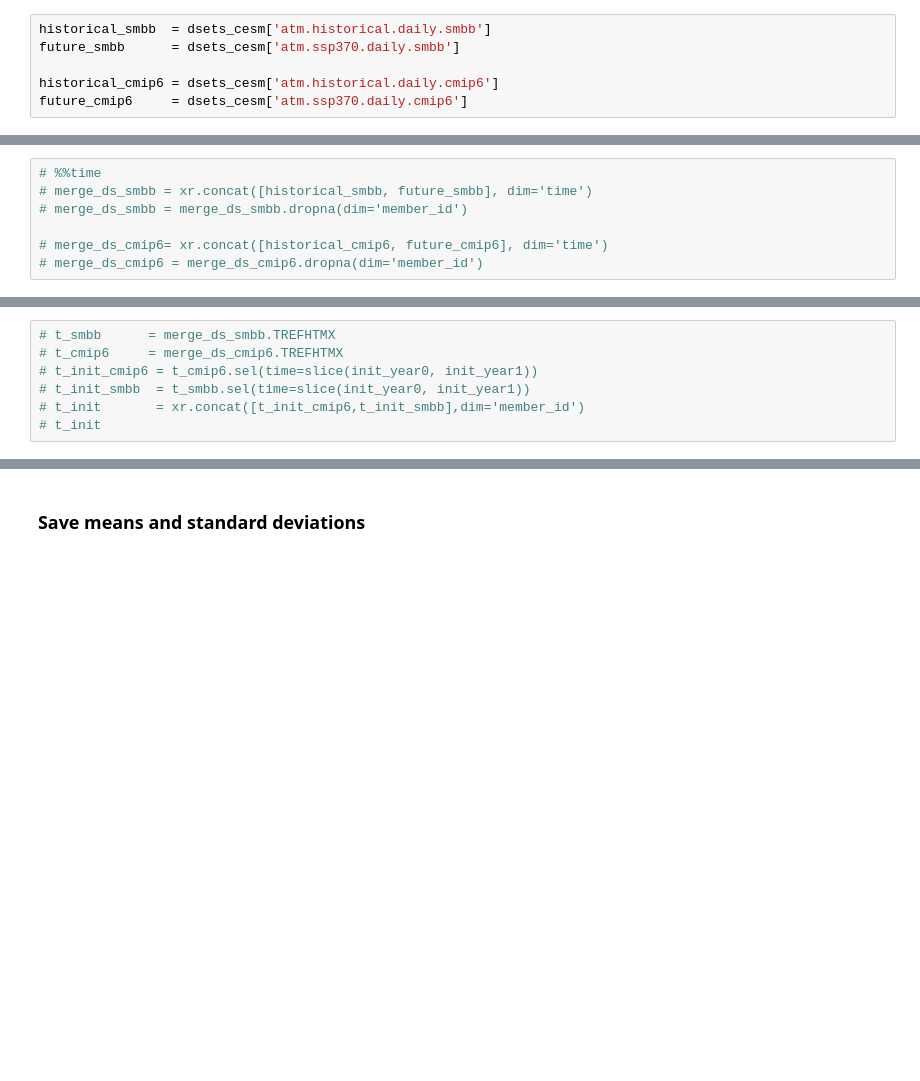
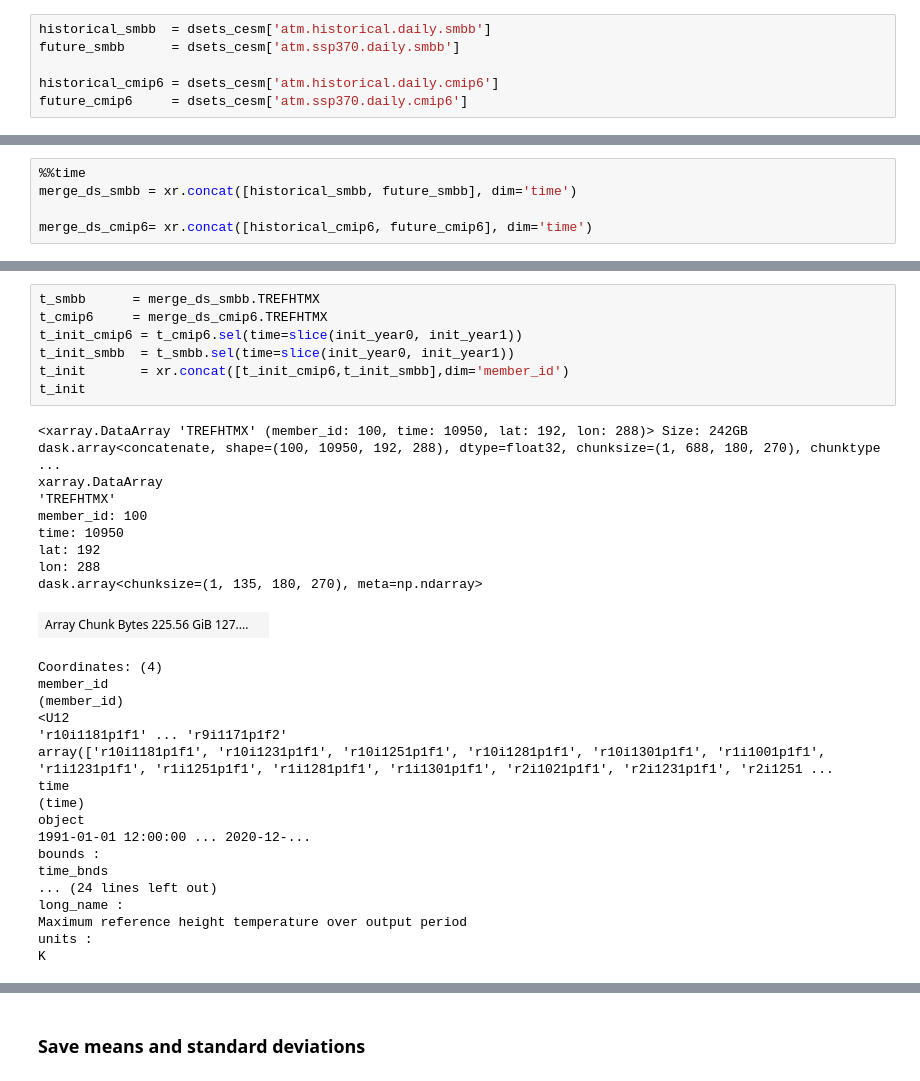
Before and after one commit to NicholasCote/osdf-examples-ncote, a Jupyter notebook: notebooks/cesm_bias.ipynb, the cells around one changed output, grey strips where cells are left out. Cells and saved outputs as stored; diff of their text form; blank space fills up the shorter version.

```diff
--- a/notebooks/cesm_bias.ipynb
+++ b/notebooks/cesm_bias.ipynb
@@ -282,7 +306,5 @@ Wall time: 1.01 s
 # %%
-# %%time
-# merge_ds_smbb = xr.concat([historical_smbb, future_smbb], dim='time')
-# merge_ds_smbb = merge_ds_smbb.dropna(dim='member_id')
+%%time
+merge_ds_smbb = xr.concat([historical_smbb, future_smbb], dim='time')
 
-# merge_ds_cmip6= xr.concat([historical_cmip6, future_cmip6], dim='time')
-# merge_ds_cmip6 = merge_ds_cmip6.dropna(dim='member_id')
+merge_ds_cmip6= xr.concat([historical_cmip6, future_cmip6], dim='time')
@@ -289,8 +314,35 @@ Wall time: 1.01 s
 # %%
-# t_smbb      = merge_ds_smbb.TREFHTMX
-# t_cmip6     = merge_ds_cmip6.TREFHTMX
-# t_init_cmip6 = t_cmip6.sel(time=slice(init_year0, init_year1))
-# t_init_smbb  = t_smbb.sel(time=slice(init_year0, init_year1))
-# t_init       = xr.concat([t_init_cmip6,t_init_smbb],dim='member_id')
-# t_init
+t_smbb      = merge_ds_smbb.TREFHTMX
+t_cmip6     = merge_ds_cmip6.TREFHTMX
+t_init_cmip6 = t_cmip6.sel(time=slice(init_year0, init_year1))
+t_init_smbb  = t_smbb.sel(time=slice(init_year0, init_year1))
+t_init       = xr.concat([t_init_cmip6,t_init_smbb],dim='member_id')
+t_init
+# %% [output]
+<xarray.DataArray 'TREFHTMX' (member_id: 100, time: 10950, lat: 192, lon: 288)> Size: 242GB dask.array<concatenate, shape=(100, 10950, 192, 288), dtype=float32, chunksize=(1, 688, 180, 270), chunktype ...
+xarray.DataArray
+'TREFHTMX'
+member_id: 100
+time: 10950
+lat: 192
+lon: 288
+dask.array<chunksize=(1, 135, 180, 270), meta=np.ndarray>
+| Array Chunk Bytes 225.56 GiB 127.... |  |
+Coordinates: (4)
+member_id
+(member_id)
+<U12
+'r10i1181p1f1' ... 'r9i1171p1f2'
+array(['r10i1181p1f1', 'r10i1231p1f1', 'r10i1251p1f1', 'r10i1281p1f1', 'r10i1301p1f1', 'r1i1001p1f1', 'r1i1231p1f1', 'r1i1251p1f1', 'r1i1281p1f1', 'r1i1301p1f1', 'r2i1021p1f1', 'r2i1231p1f1', 'r2i1251 ...
+time
+(time)
+object
+1991-01-01 12:00:00 ... 2020-12-...
+bounds :
+time_bnds
+... (24 lines left out)
+long_name :
+Maximum reference height temperature over output period
+units :
+K
 # %%
```
Also changed, not shown: parts of 30 cells of this notebook.
